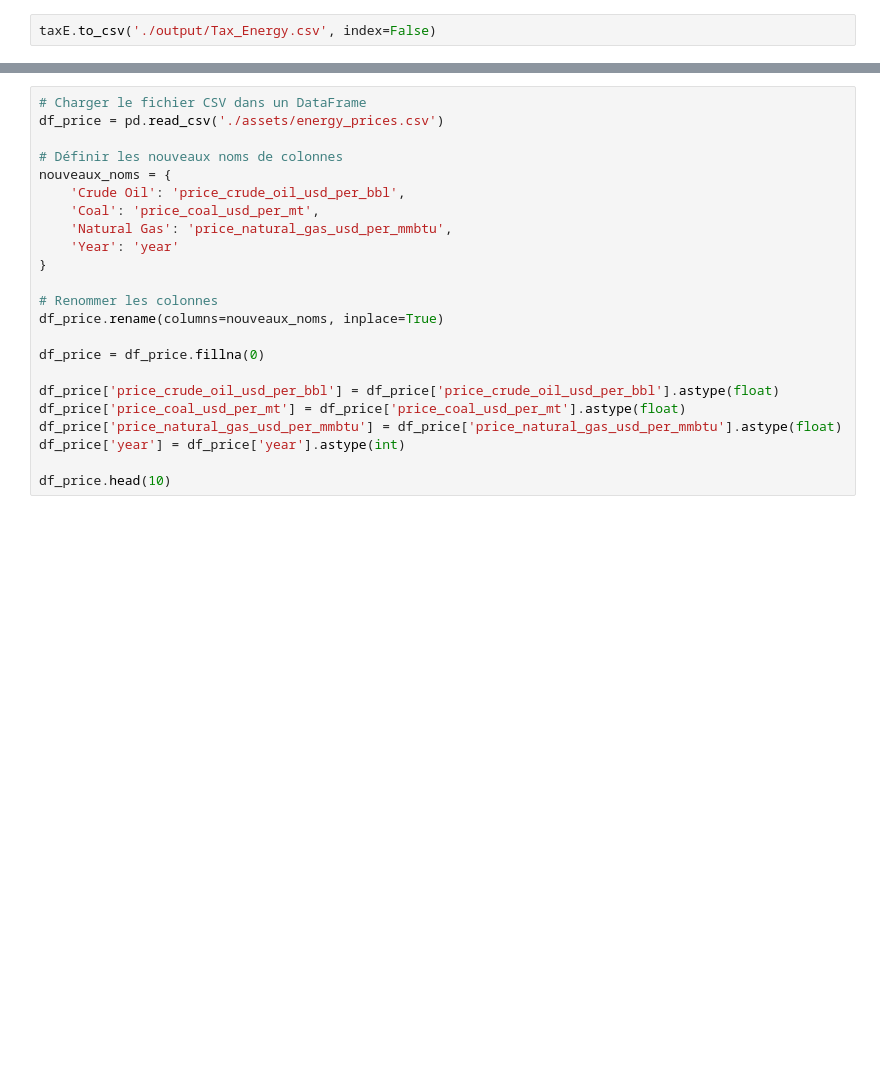
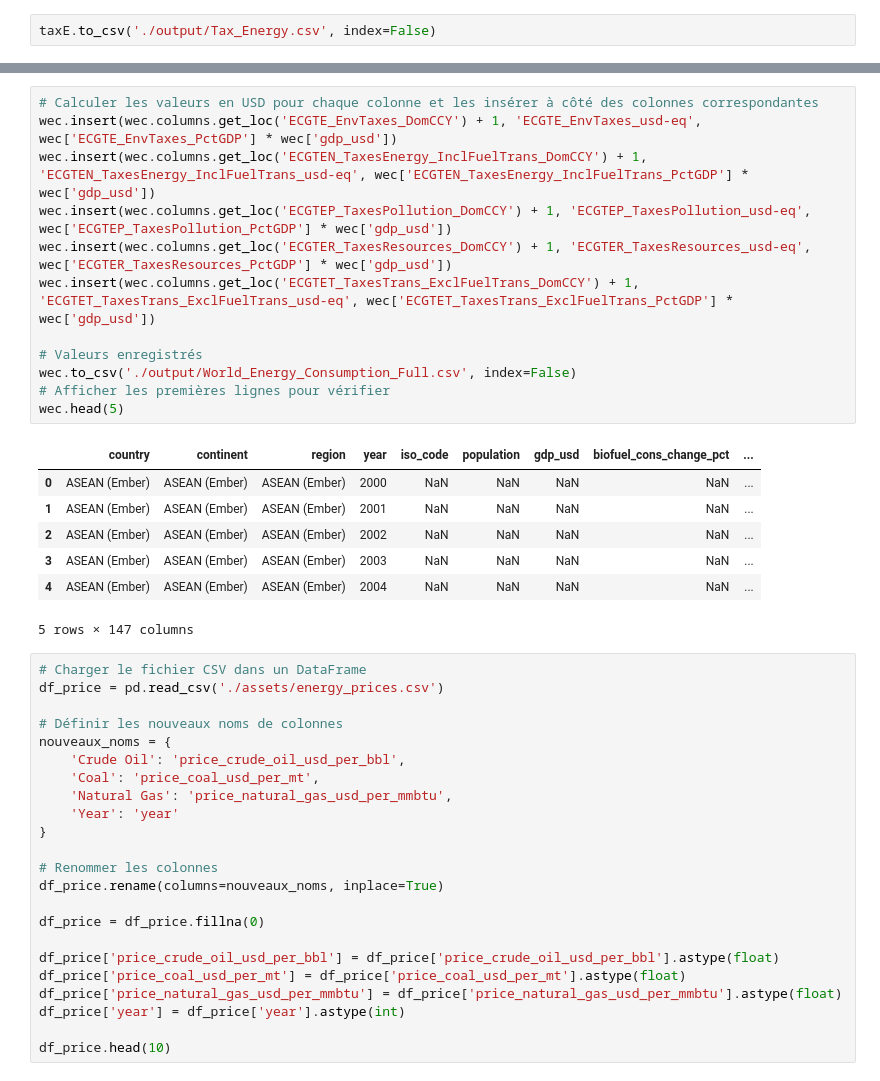
Before and after one commit to Obsywon/datawarehouse, a Jupyter notebook: transform_co2.ipynb, the cells around one changed output, grey strips where cells are left out. Cells and saved outputs as stored; diff of their text form; blank space fills up the shorter version.

Commit message:
création colonnes "continent" et "region" ajouter "all_world" pour avoir les données mondiales calculer les équivalents usd pour les taxes

```diff
--- a/transform_co2.ipynb
+++ b/transform_co2.ipynb
@@ -576,3 +643,23 @@ wec.to_csv('./output/World_Energy_Consumption_Full.csv', index=False)
+# %%
+# Calculer les valeurs en USD pour chaque colonne et les insérer à côté des colonnes correspondantes
+wec.insert(wec.columns.get_loc('ECGTE_EnvTaxes_DomCCY') + 1, 'ECGTE_EnvTaxes_usd-eq', wec['ECGTE_EnvTaxes_PctGDP'] * wec['gdp_usd'])
+wec.insert(wec.columns.get_loc('ECGTEN_TaxesEnergy_InclFuelTrans_DomCCY') + 1, 'ECGTEN_TaxesEnergy_InclFuelTrans_usd-eq', wec['ECGTEN_TaxesEnergy_InclFuelTrans_PctGDP'] * wec['gdp_usd'])
+wec.insert(wec.columns.get_loc('ECGTEP_TaxesPollution_DomCCY') + 1, 'ECGTEP_TaxesPollution_usd-eq', wec['ECGTEP_TaxesPollution_PctGDP'] * wec['gdp_usd'])
+wec.insert(wec.columns.get_loc('ECGTER_TaxesResources_DomCCY') + 1, 'ECGTER_TaxesResources_usd-eq', wec['ECGTER_TaxesResources_PctGDP'] * wec['gdp_usd'])
+wec.insert(wec.columns.get_loc('ECGTET_TaxesTrans_ExclFuelTrans_DomCCY') + 1, 'ECGTET_TaxesTrans_ExclFuelTrans_usd-eq', wec['ECGTET_TaxesTrans_ExclFuelTrans_PctGDP'] * wec['gdp_usd'])
+
+# Valeurs enregistrés
+wec.to_csv('./output/World_Energy_Consumption_Full.csv', index=False)
+# Afficher les premières lignes pour vérifier
+wec.head(5)
+# %% [output]
+|  | country | continent | region | year | iso_code | population | gdp_usd | biofuel_cons_change_pct | ... |
+| 0 | ASEAN (Ember) | ASEAN (Ember) | ASEAN (Ember) | 2000 | NaN | NaN | NaN | NaN | ... |
+| 1 | ASEAN (Ember) | ASEAN (Ember) | ASEAN (Ember) | 2001 | NaN | NaN | NaN | NaN | ... |
+| 2 | ASEAN (Ember) | ASEAN (Ember) | ASEAN (Ember) | 2002 | NaN | NaN | NaN | NaN | ... |
+| 3 | ASEAN (Ember) | ASEAN (Ember) | ASEAN (Ember) | 2003 | NaN | NaN | NaN | NaN | ... |
+| 4 | ASEAN (Ember) | ASEAN (Ember) | ASEAN (Ember) | 2004 | NaN | NaN | NaN | NaN | ... |
+5 rows × 147 columns
 # %%
 # Charger le fichier CSV dans un DataFrame
 df_price = pd.read_csv('./assets/energy_prices.csv')
```
Also changed, not shown: parts of 5 cells of this notebook, 1 other file.
